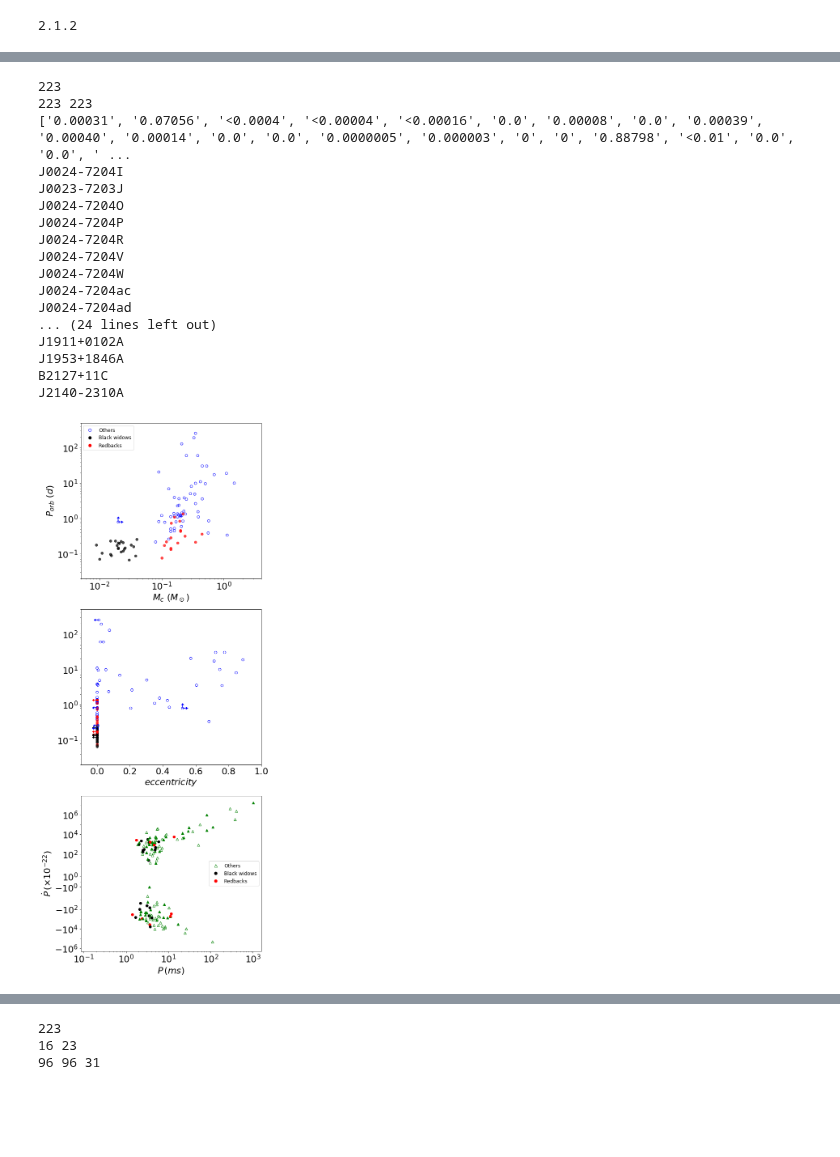
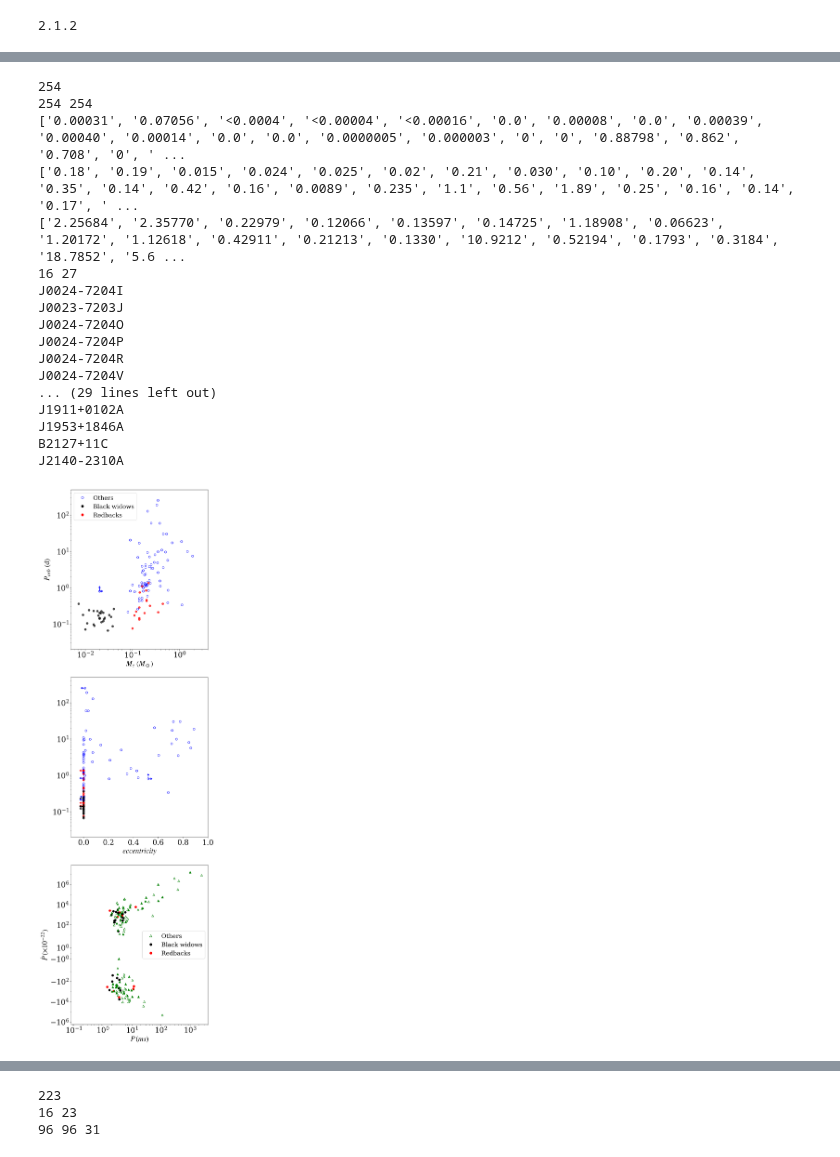
Before and after one commit to claireshiye/MyPythonCode, a Jupyter notebook: psr_catalog_plot.ipynb, the cells around one changed output, grey strips where cells are left out. Drawn from its saved outputs; the diff is of its cells as text; code cells hidden in the pictures; blank space fills up the shorter version.

```diff
--- a/psr_catalog_plot.ipynb
+++ b/psr_catalog_plot.ipynb
@@ -18,6 +18,8 @@ import matplotlib.cm as cm
 import matplotlib as mpl
 import random
 from random import shuffle
+#import seaborn as sns
+
 import ecc_calc as gwcalc
 import unit_convert as uc
 import merger_rate_calculator as mr
@@ -26,8 +28,14 @@ import psr_catalog as pc
 
 
 %matplotlib inline
+%config InlineBackend.figure_format = 'retina'
 
-matplotlib.rcParams.update({'font.size': 24})
+matplotlib.rcParams.update({'font.size': 22})
+rc = {"font.family" : "serif",
+      "mathtext.fontset" : "stix"}
+plt.rcParams.update(rc)
+plt.rcParams["font.serif"] = ["Times New Roman"] + plt.rcParams["font.serif"]
+
 
 twopi=2.*np.pi
 yearsc=3.1557*10**7
@@ -41,3 +49,13 @@ PC=3.086*10**18  ##cm
 savepath='/projects/b1095/syr904/projects/PULSAR2/tc_comparison/'
 # %% [output]
 2.1.2
+# %%
+Poff, Offset, Binoff, Nameoff = pc.readdata_freire(spinflag=0,offsetflag=1)
+
+plt.rcParams['figure.figsize'] = [8,24]
+
+fig, ax = plt.subplots(figsize=(8,6))
+ax.scatter(Offset,Poff)
+
+ax.set_yscale('log')
+ax.set_xscale('log')
@@ -45,9 +82,12 @@ savepath='/projects/b1095/syr904/projects/PULSAR2/tc_comparison/'
 P, Pdot, Binflag, Namespin, Period, Ecc, Mc, Names, Pall, Bfall, Nameall = pc.readdata_freire()
 print(len(Pall), len(Bfall))
 print(Ecc)
+print(Mc)
+print(Period)
 datarb=np.genfromtxt('/projects/b1095/syr904/projects/PULSAR/data_observed/GCredback.dat', dtype=str)
 databw=np.genfromtxt('/projects/b1095/syr904/projects/PULSAR/data_observed/GCblackwidow.dat', dtype=str)
 namerb=datarb[:,0]; namebw=databw[:,0]
+print(len(namerb),len(namebw))
 
 plt.rcParams['figure.figsize'] = [8,24]
 rdot=mlines.Line2D([], [],  linestyle = 'None', color='r', marker='o',
@@ -74,7 +114,6 @@ for i in range(len(Mc)):
             elif Ecc[i][0]!='-':
                 axs[1].errorbar(float(Ecc[i].split('<')[1]), float(Period[i]), xerr=0.02,
                                 xuplims=True,  marker='o', color='red', linestyle='none')
-
 
         elif Names[i] in namebw:
             axs[0].scatter(float(Mc[i]), float(Period[i]), color='k', alpha=0.7, zorder=2)
@@ -119,45 +158,46 @@ axs[0].set_xscale('log')
 axs[0].set_ylim(0.02, 500)
 axs[0].set_xlim(0.005, 4)
 axs[0].set_xlabel(r'$M_c\ (M_\odot)$')
-axs[0].set_ylabel(r'$P_{orb}\ (d)$')
-axs[0].legend(handles=[bdot, kdot, rdot], loc='upper left', prop={'size': 12}, numpoints=1, frameon=True)
+axs[0].set_ylabel(r'$P_{orb}\ (\rm{d})$')
+axs[0].legend(handles=[bdot, kdot, rdot], loc='upper left', prop={'size': 18}, numpoints=1, frameon=True)
 
 axs[1].set_yscale('log')
 #axs[1].set_xscale('symlog')
 axs[1].set_ylim(0.02, 500)
 axs[1].set_xlim(-0.1, 1)
 axs[1].set_xlabel(r'$eccentricity$')
 #axs[1].set_ylabel(r'$P_{orb}\ (d)$')
 
 axs[2].set_yscale('symlog')
 axs[2].set_xscale('log')
-axs[2].legend(handles=[gtri, kdot, rdot], loc='center right', prop={'size': 12}, numpoints=1, frameon=True)
+axs[2].legend(handles=[gtri, kdot, rdot], loc='center right', prop={'size': 18}, numpoints=1, frameon=True)
 axs[2].set_xlabel(r'$P\,(ms)$')
 axs[2].set_ylabel(r'$\dot{P}\,(\times 10^{-22})$')
 axs[2].locator_params(numticks=8)
 yticks =plt.gca().yaxis.get_major_ticks()
 yticks[4].set_visible(False)
 
-#plt.savefig('/projects/b1095/syr904/projects/PULSAR/period_mass.pdf')
+fig.tight_layout()
+plt.savefig('/projects/b1095/syr904/projects/PULSAR/period_mass.pdf')
 # %% [output]
-223
-223 223
-['0.00031', '0.07056', '<0.0004', '<0.00004', '<0.00016', '0.0', '0.00008', '0.0', '0.00039', '0.00040', '0.00014', '0.0', '0.0', '0.0000005', '0.000003', '0', '0', '0.88798', '<0.01', '0.0', '0.0', ' ...
+254
+254 254
+['0.00031', '0.07056', '<0.0004', '<0.00004', '<0.00016', '0.0', '0.00008', '0.0', '0.00039', '0.00040', '0.00014', '0.0', '0.0', '0.0000005', '0.000003', '0', '0', '0.88798', '0.862', '0.708', '0', ' ...
+['0.18', '0.19', '0.015', '0.024', '0.025', '0.02', '0.21', '0.030', '0.10', '0.20', '0.14', '0.35', '0.14', '0.42', '0.16', '0.0089', '0.235', '1.1', '0.56', '1.89', '0.25', '0.16', '0.14', '0.17', ' ...
+['2.25684', '2.35770', '0.22979', '0.12066', '0.13597', '0.14725', '1.18908', '0.06623', '1.20172', '1.12618', '0.42911', '0.21213', '0.1330', '10.9212', '0.52194', '0.1793', '0.3184', '18.7852', '5.6 ...
+16 27
 J0024-7204I
 J0023-7203J
 J0024-7204O
 J0024-7204P
 J0024-7204R
 J0024-7204V
-J0024-7204W
-J0024-7204ac
-J0024-7204ad
-... (24 lines left out)
+... (29 lines left out)
 J1911+0102A
 J1953+1846A
 B2127+11C
 J2140-2310A
-[figure, old version]
+[figure, new version]
 # %%
 P, Pdot, Binflag, Namespin, Period, Ecc, Mc, Names, Pall, Bfall, Nameall = pc.readdata_freire()
 print(len(Pall), len(Bfall))
```
Also changed, not shown: parts of 4 cells of this notebook, 50 other files.
